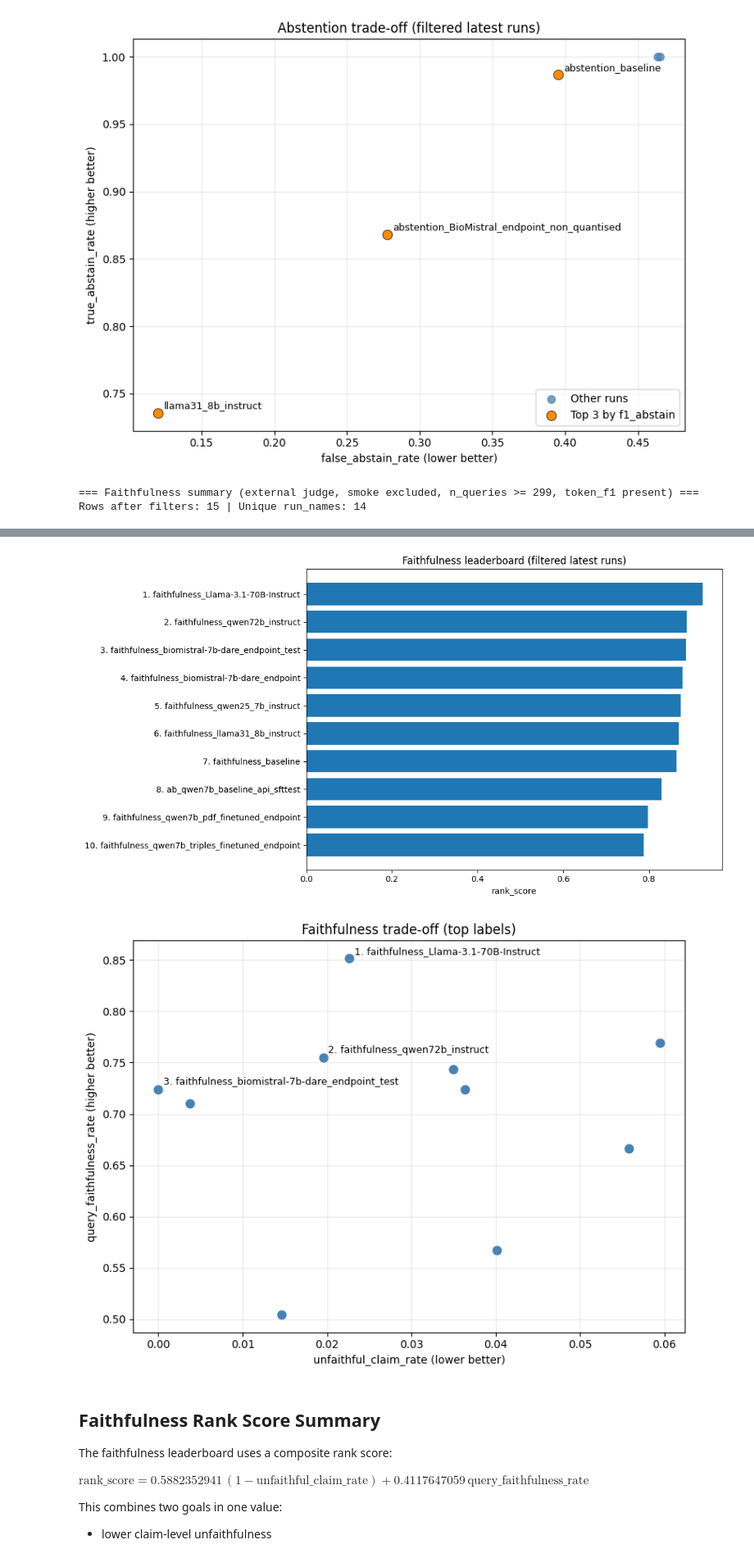
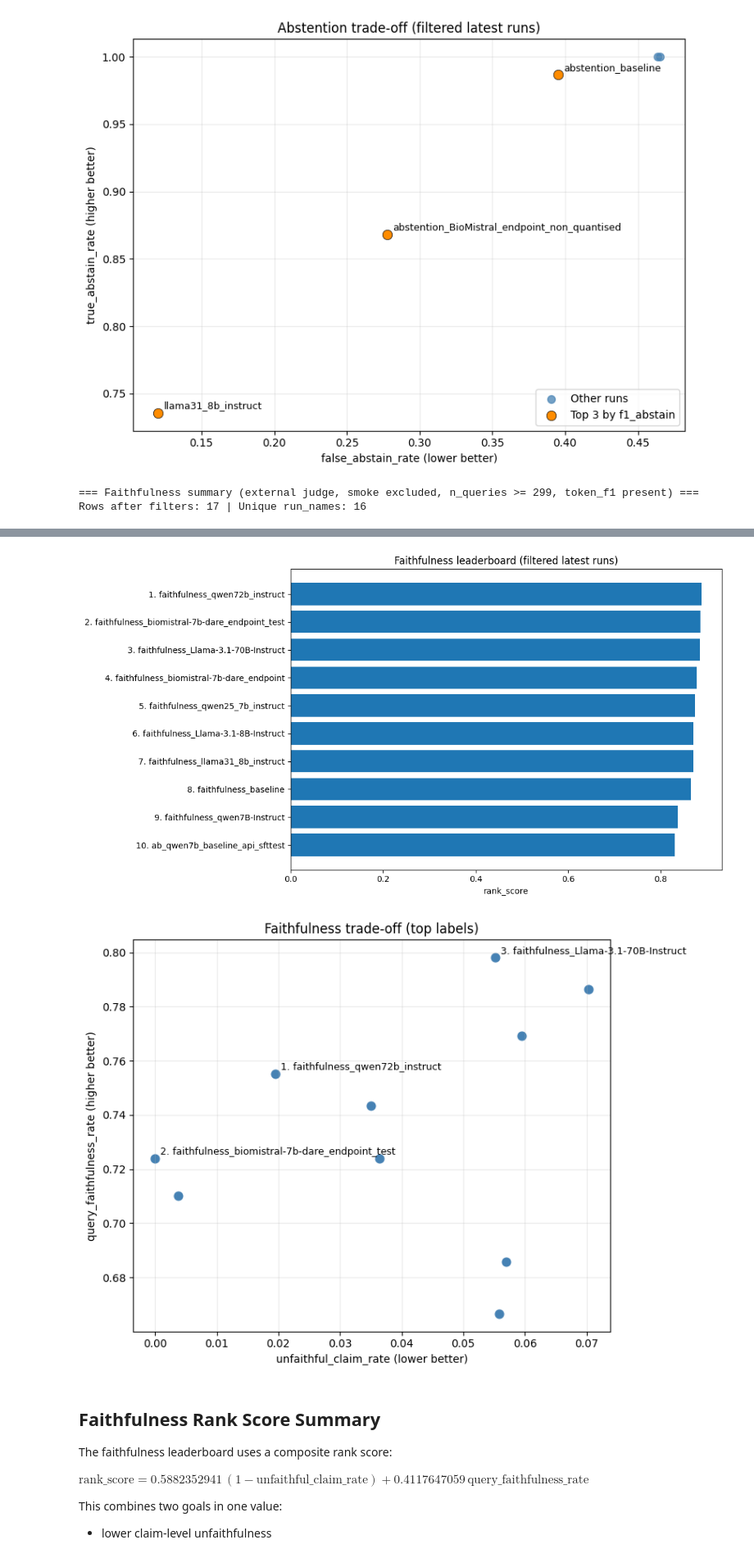
Before and after one commit to dizza01/BornInBradford-datadict, a Jupyter notebook: llm_poc/eval/results/metrics_comparison_plots.ipynb, the cells around one changed output, grey strips where cells are left out. Shown: that part at 82% size. Drawn from its saved outputs; the diff is of its cells as text; code cells hidden in the pictures.

```diff
--- a/llm_poc/eval/results/metrics_comparison_plots.ipynb
+++ b/llm_poc/eval/results/metrics_comparison_plots.ipynb
@@ -590,6 +590,9 @@ with faith_csv.open("r", encoding="utf-8", newline="") as fh:
 faith = pd.DataFrame(rows, columns=target_header)
 faith.columns = [c.strip() for c in faith.columns]
 faith["timestamp"] = pd.to_datetime(faith["timestamp"], errors="coerce")
+
+# Filter to only include runs with the specified triples file
+faith = faith[faith["triples"] == "eval/evaluation_datasets/triples/train_dev_val/sft_test.jsonl"].copy()
 
 # Exclude smoke-test runs by name (requested)
 faith = faith[~faith["run_name"].astype(str).str.contains("smoke", case=False, na=False)].copy()
@@ -677,6 +680,6 @@ plt.show()
 # rank_score = 0.5882352941*(1-unfaithful_claim_rate) + 0.4117647059*query_faithfulness_rate
 # %% [output]
 === Faithfulness summary (external judge, smoke excluded, n_queries >= 299, token_f1 present) ===
-Rows after filters: 15 | Unique run_names: 14
+Rows after filters: 17 | Unique run_names: 16
 |  | run_name | timestamp | answer_model | n_queries | query_faithfulness_rate | unfaithful_claim_rate | ... |
 | rank |  |  |  |  |  |  | ... |
@@ -693,5 +696,5 @@ Rows after filters: 15 | Unique run_names: 14
-[figure, old version]
+[figure, new version]
-[figure, old version]
+[figure, new version]
 # %% [markdown]
 ## Faithfulness Rank Score Summary
 
```
Also changed, not shown: parts of 1 cell of this notebook, 21 other files.
